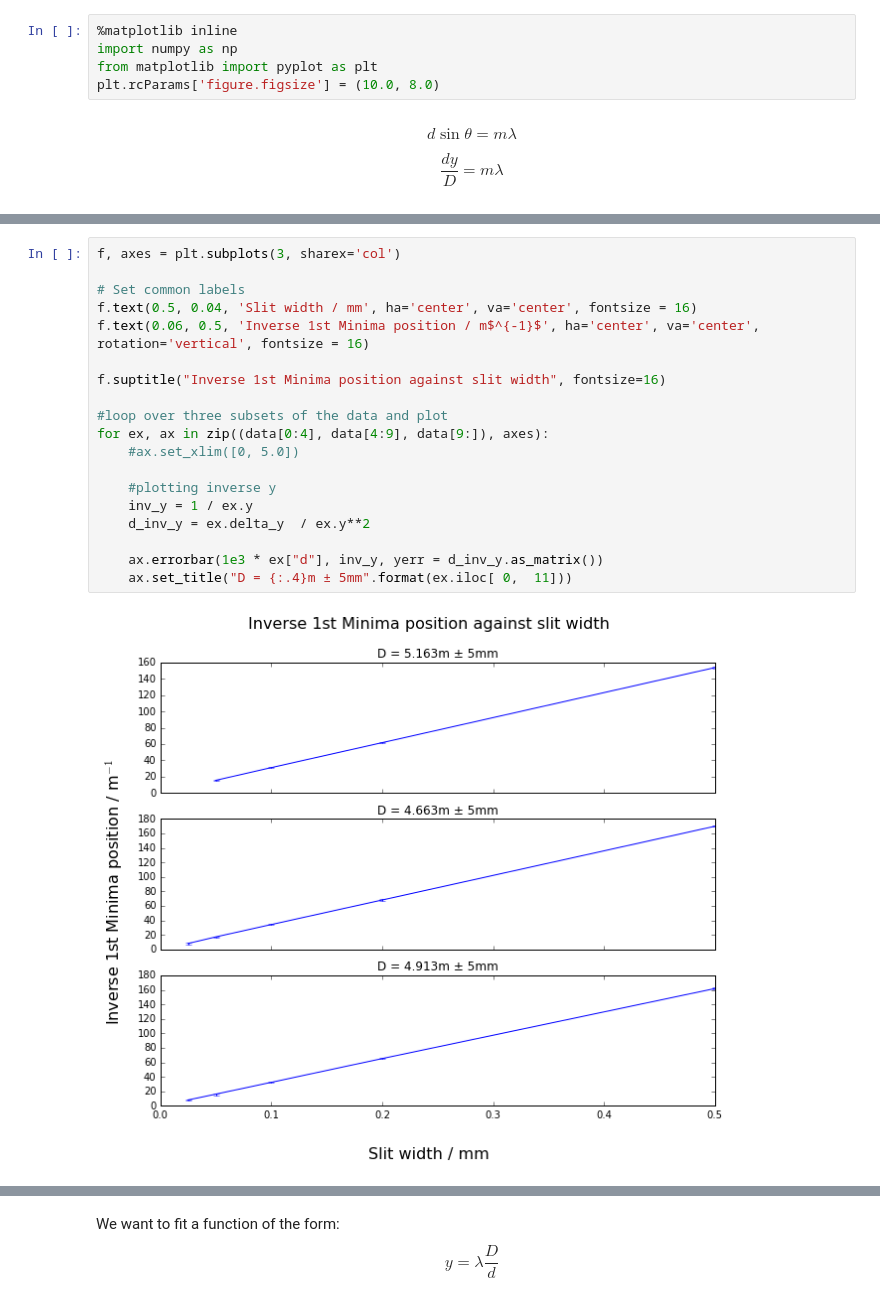
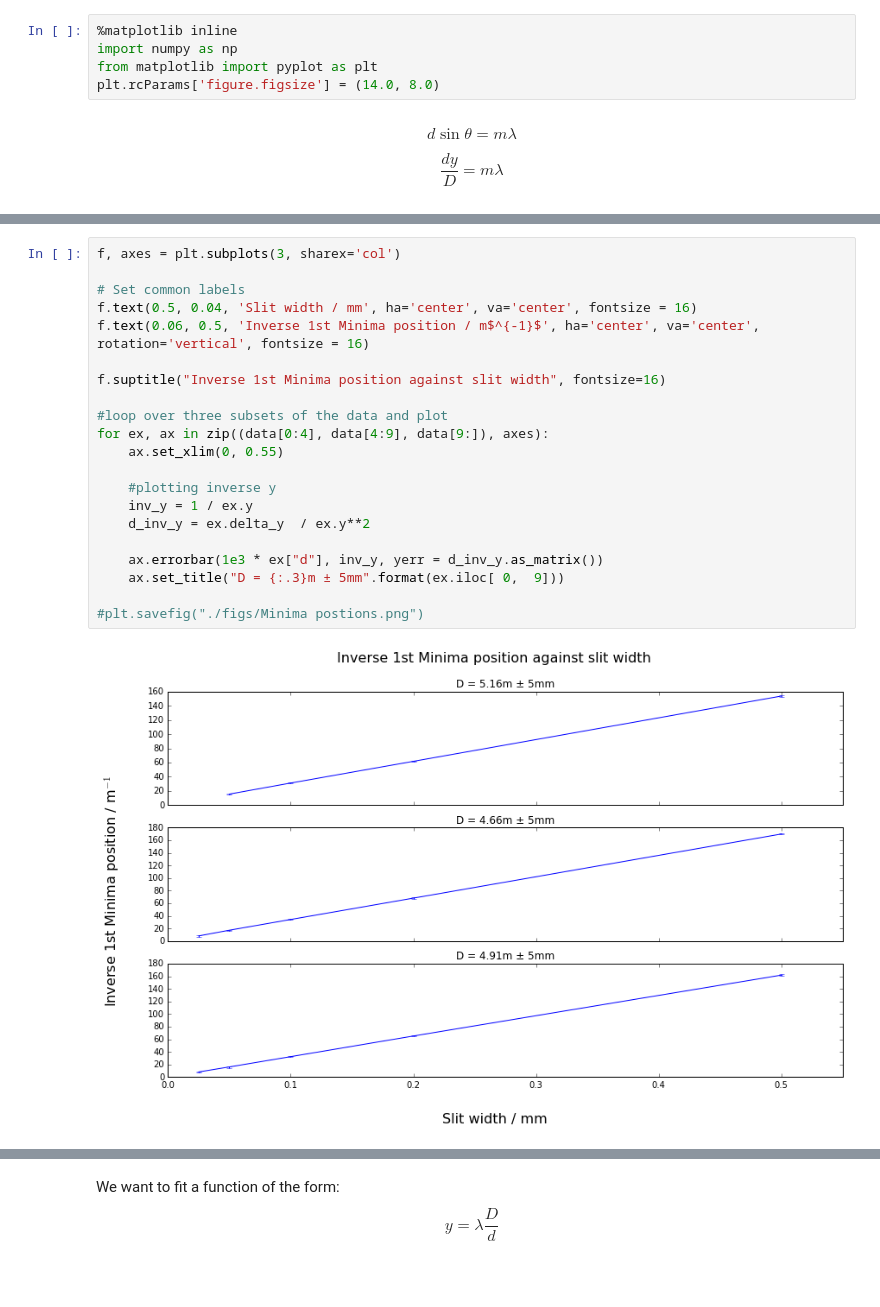
Before and after one commit to TomHodson/Notebooks, a Jupyter notebook: Extended investigation data analysis.ipynb, the cells around one changed output, grey strips where cells are left out. Saved outputs shown, nothing was run; the diff lists cells and outputs as text; blank space fills up the shorter version.

```diff
--- a/Extended investigation data analysis.ipynb
+++ b/Extended investigation data analysis.ipynb
@@ -2,7 +2,7 @@
 %matplotlib inline
 import numpy as np
 from matplotlib import pyplot as plt
-plt.rcParams['figure.figsize'] = (10.0, 8.0)
+plt.rcParams['figure.figsize'] = (14.0, 8.0)
 # %% [markdown]
 $$ d \sin{\theta} = m \lambda $$
 
@@ -48,21 +45,23 @@ $$\Delta y = \frac{\Delta y}{y^2}$$
 # %%
 f, axes = plt.subplots(3, sharex='col')
 
 # Set common labels
 f.text(0.5, 0.04, 'Slit width / mm', ha='center', va='center', fontsize = 16)
 f.text(0.06, 0.5, 'Inverse 1st Minima position / m$^{-1}$', ha='center', va='center', rotation='vertical', fontsize = 16)
 
 f.suptitle("Inverse 1st Minima position against slit width", fontsize=16)
 
 #loop over three subsets of the data and plot
 for ex, ax in zip((data[0:4], data[4:9], data[9:]), axes):
-    #ax.set_xlim([0, 5.0])
+    ax.set_xlim(0, 0.55)
 
     #plotting inverse y
     inv_y = 1 / ex.y
     d_inv_y = ex.delta_y  / ex.y**2
 
     ax.errorbar(1e3 * ex["d"], inv_y, yerr = d_inv_y.as_matrix())
-    ax.set_title("D = {:.4}m ± 5mm".format(ex.iloc[ 0,  11]))
+    ax.set_title("D = {:.3}m ± 5mm".format(ex.iloc[ 0,  9]))
+
+#plt.savefig("./figs/Minima postions.png")
 # %% [output]
-[figure, old version]
+[figure, new version]
```
Also changed, not shown: parts of 12 cells of this notebook, 3 other files.
